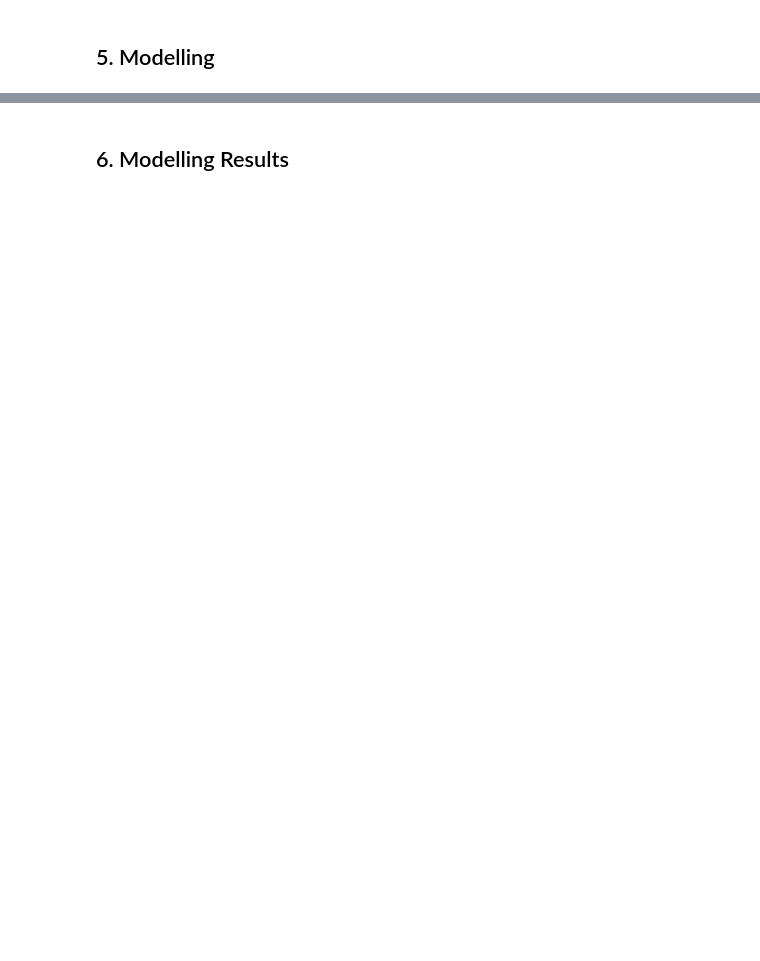
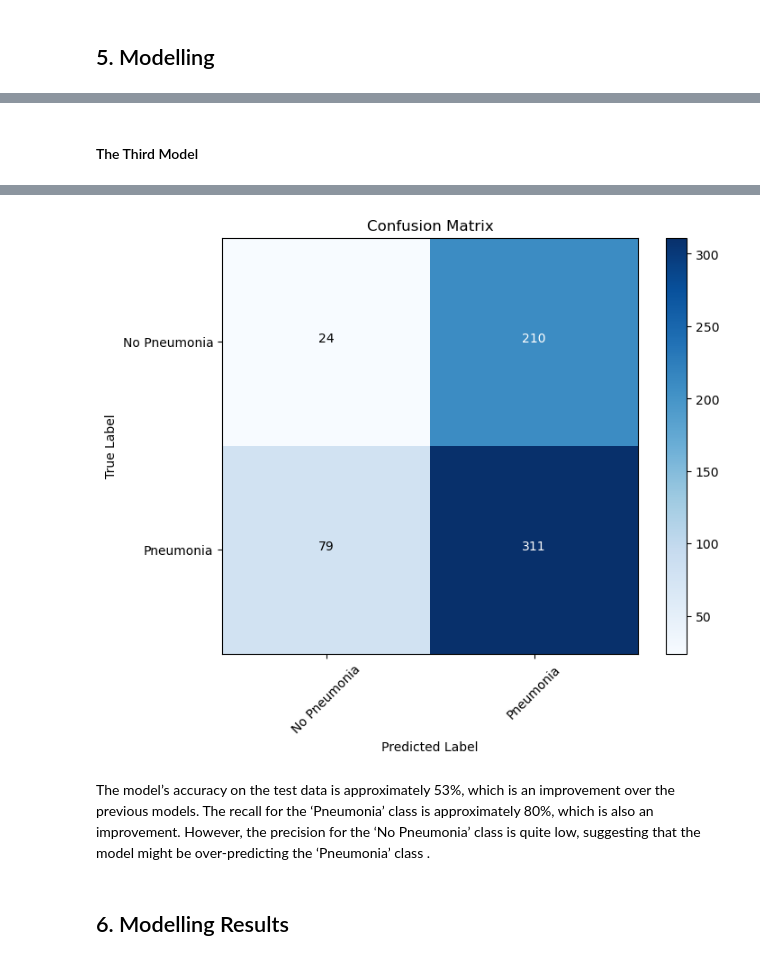
Before and after one commit to KimberlyWairimu/Phase-4-Project, a Jupyter notebook: The Notebook.ipynb, the cells around one changed output, grey strips where cells are left out. Saved outputs shown, nothing was run; the diff lists cells and outputs as text; code cells hidden in the pictures; blank space fills up the shorter version.

```diff
--- a/The Notebook.ipynb
+++ b/The Notebook.ipynb
@@ -807,0 +839,68 @@ The F1 score remains constant at 0.6667 for both training and validation sets ac
+# %% [markdown]
+#### The Third Model
+# %%
+# Defining class weights to address class imbalance
+weight_for_no_pneumonia = 1.0
+weight_for_pneumonia = len(y_train[y_train == 0]) / len(y_train[y_train == 1])
+class_weights = {0: weight_for_no_pneumonia, 1: weight_for_pneumonia}
+
+# Defining an early stopping callback to prevent overfitting
+early_stopping = EarlyStopping(patience=3, restore_best_weights=True)
+
+# Model 2 with L2 Regularization
+model3 = keras.Sequential([
+    layers.Conv2D(64, (3, 3), activation='relu', input_shape=(100, 100, 1), kernel_regularizer=regularizers.l2(0.01)),
+    layers.MaxPooling2D((2, 2)),
+    layers.Conv2D(128, (3, 3), activation='relu',kernel_regularizer=regularizers.l2(0.01)),
+    layers.MaxPooling2D((2, 2)),
+    layers.Flatten(),
+    layers.Dense(128, activation='relu'),
+    layers.Dense(1, activation='sigmoid')
+])
+
+model3.compile(optimizer='adam', loss='binary_crossentropy', metrics=['accuracy'])
+
+# Training model 2 with class weights
+history3 = model3.fit(
+    X_train, y_train, epochs=10, validation_data=(X_val, y_val),
+    callbacks=[early_stopping], class_weight=class_weights
+)
+
+# Evaluating model 2
+y_pred3 = model3.predict(X_test)
+
+# Threshold Adjustment
+threshold = 0.46
+y_pred_binary3_adjusted = (y_pred3 > threshold).astype(int)
+
+# Evaluating model with adjusted threshold
+cm3_adjusted = confusion_matrix(y_test, y_pred_binary3_adjusted)
+cr3_adjusted = classification_report(y_test, y_pred_binary3_adjusted, target_names=['No Pneumonia', 'Pneumonia'])
+accuracy3_adjusted = (cm3_adjusted[0, 0] + cm3_adjusted[1, 1]) / np.sum(cm3_adjusted)
+recall3_adjusted = cm3_adjusted[1, 1] / (cm3_adjusted[1, 0] + cm3_adjusted[1, 1])
+
+print("\nModel 3 with Threshold Adjustment:")
+print(cr3_adjusted)
+print(f"Accuracy: {accuracy3_adjusted:.4f}, Recall: {recall3_adjusted:.4f}")
+
+# Plotting the confusion matrix
+def plot_confusion_matrix(cm, labels):
+    plt.figure(figsize=(8, 6))
+    plt.imshow(cm, interpolation='nearest', cmap=plt.cm.Blues)
+    plt.title('Confusion Matrix')
+    plt.colorbar()
+    tick_marks = np.arange(len(labels))
+    plt.xticks(tick_marks, labels, rotation=45)
+    plt.yticks(tick_marks, labels)
+
+    for i in range(len(labels)):
+        for j in range(len(labels)):
+            plt.text(j, i, format(cm[i, j], 'd'), horizontalalignment="center", color="white" if cm[i, j] > cm.max() / 2 else "black")
+
+    plt.ylabel('True Label')
+    plt.xlabel('Predicted Label')
+    plt.show()
+
+# usage with the adjusted confusion matrix
+plot_confusion_matrix(cm3_adjusted, labels=['No Pneumonia', 'Pneumonia'])
+# %% [output]
@@ -808,2 +924,5 @@ The F1 score remains constant at 0.6667 for both training and validation sets ac
+[figure, added]
+# %% [markdown]
+The model’s accuracy on the test data is approximately 53%, which is an improvement over the previous models. The recall for the ‘Pneumonia’ class is approximately 80%, which is also an improvement. However, the precision for the ‘No Pneumonia’ class is quite low, suggesting that the model might be over-predicting the ‘Pneumonia’ class .
 # %% [markdown]
 ## 6. Modelling Results
```
Also changed, not shown: parts of 37 cells of this notebook.
